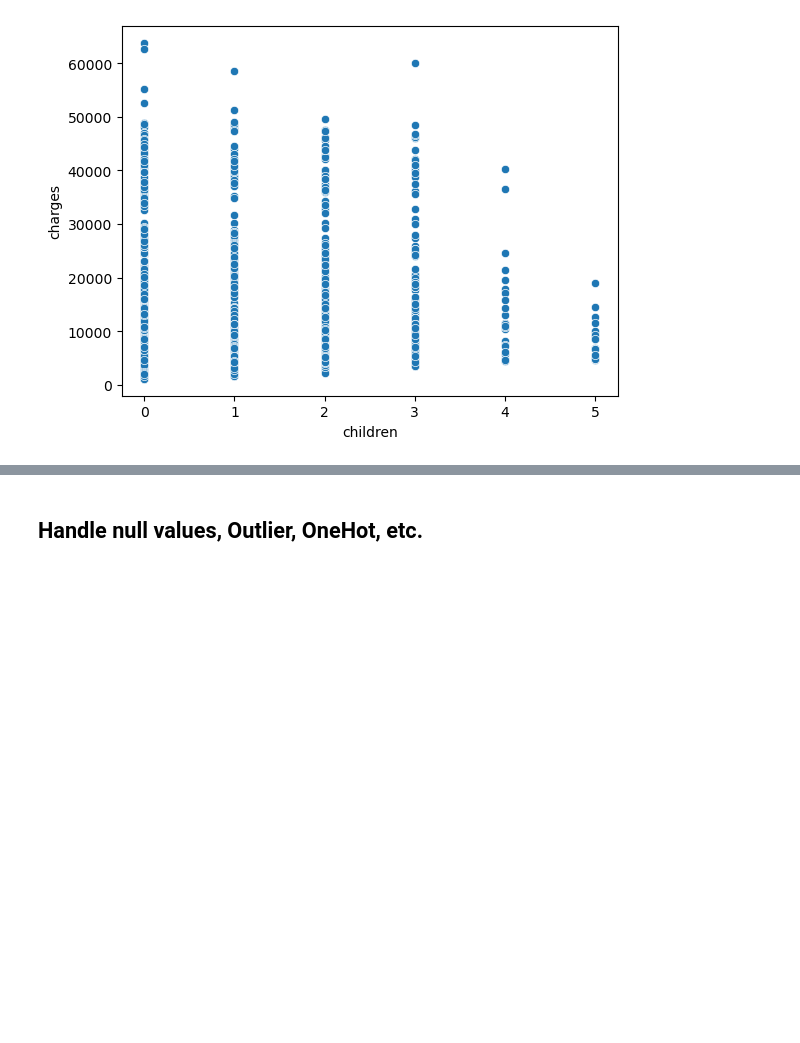
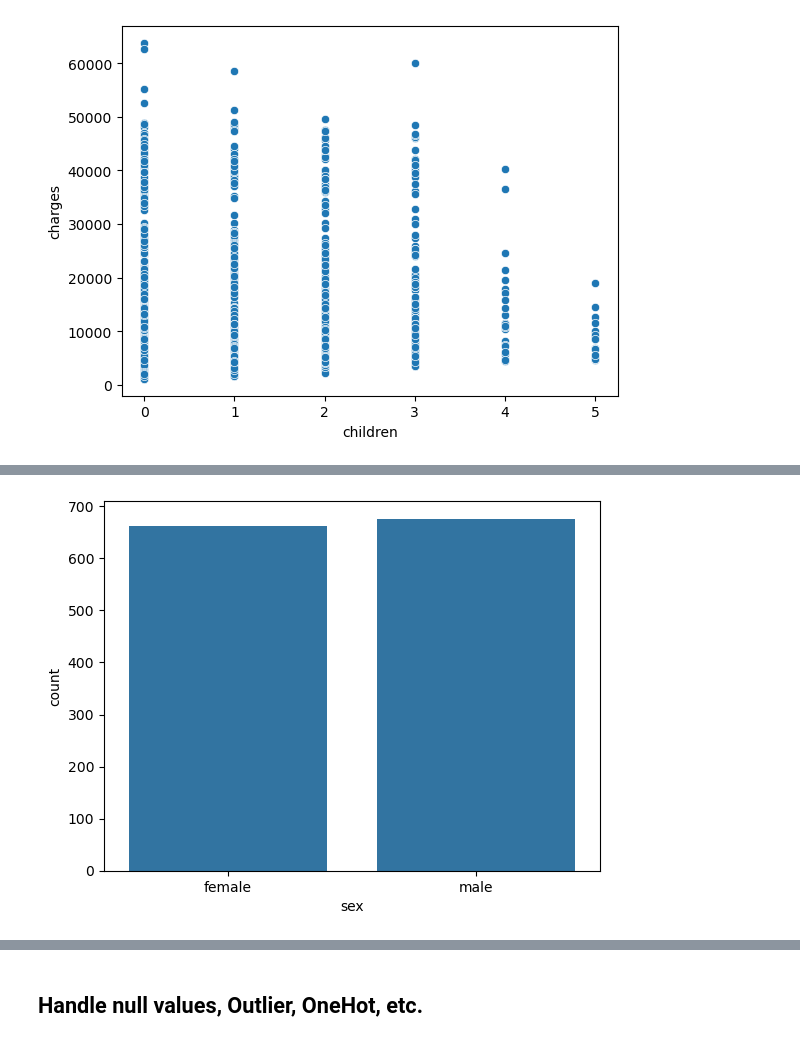
Before and after one commit to noo-nine/Gradious, a Jupyter notebook: Regression_Kaggle_Problem.ipynb, the cells around one changed output, grey strips where cells are left out. Drawn from its saved outputs; the diff is of its cells as text; code cells hidden in the pictures; blank space fills up the shorter version.

```diff
--- a/Regression_Kaggle_Problem.ipynb
+++ b/Regression_Kaggle_Problem.ipynb
@@ -135,0 +141,6 @@ plt.show()
+# %%
+# count plot for categorical features
+sns.countplot(x = 'sex', data = titanic)
+plt.show()
+# %% [output]
+[figure, added]
```
Also changed, not shown: parts of 30 cells of this notebook.
